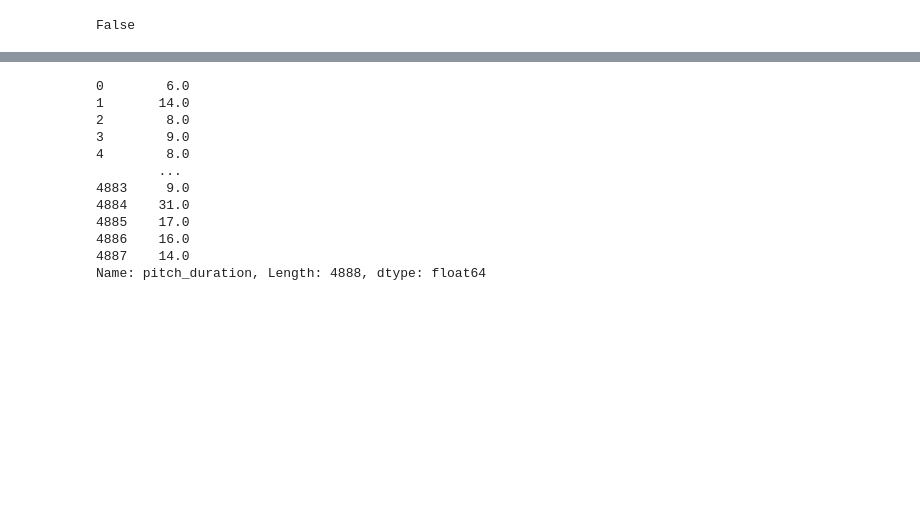
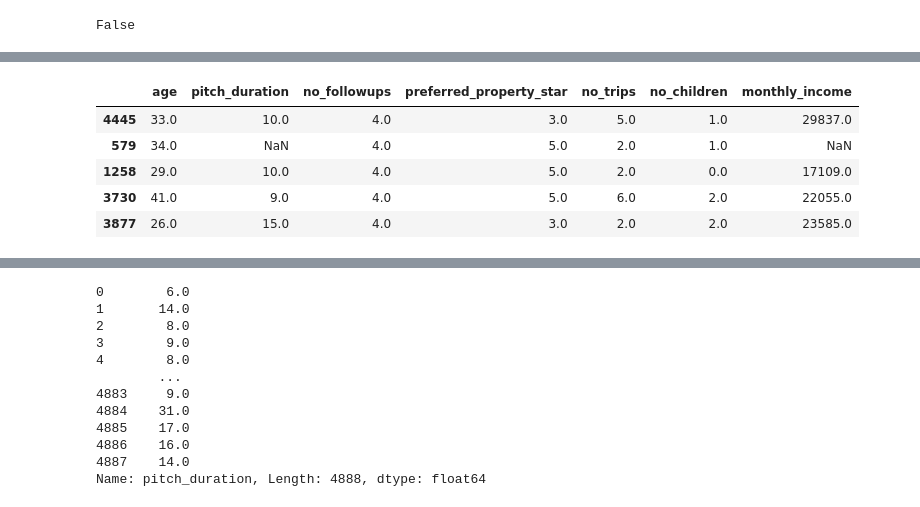
Before and after one commit to DesireeMcElroy/holiday-package-prediction, a Jupyter notebook: initial_draft.ipynb, the cells around one changed output, grey strips where cells are left out. Saved outputs shown, nothing was run; the diff lists cells and outputs as text; code cells hidden in the pictures; blank space fills up the shorter version.

```diff
--- a/initial_draft.ipynb
+++ b/initial_draft.ipynb
@@ -109,0 +182,11 @@ Index(['cust_id', 'product_taken', 'age', 'contact_type', 'city_tier',
+# %%
+null_list = ['age', 'pitch_duration', 'no_followups', 'preferred_property_star', 'no_trips', 'no_children', 'monthly_income']
+
+df[null_list].sample(5)
+# %% [output]
+|  | age | pitch_duration | no_followups | preferred_property_star | no_trips | no_children | monthly_income |
+| 4445 | 33.0 | 10.0 | 4.0 | 3.0 | 5.0 | 1.0 | 29837.0 |
+| 579 | 34.0 | NaN | 4.0 | 5.0 | 2.0 | 1.0 | NaN |
+| 1258 | 29.0 | 10.0 | 4.0 | 5.0 | 2.0 | 0.0 | 17109.0 |
+| 3730 | 41.0 | 9.0 | 4.0 | 5.0 | 6.0 | 2.0 | 22055.0 |
+| 3877 | 26.0 | 15.0 | 4.0 | 3.0 | 2.0 | 2.0 | 23585.0 |
```
Also changed, not shown: parts of 10 cells of this notebook.
